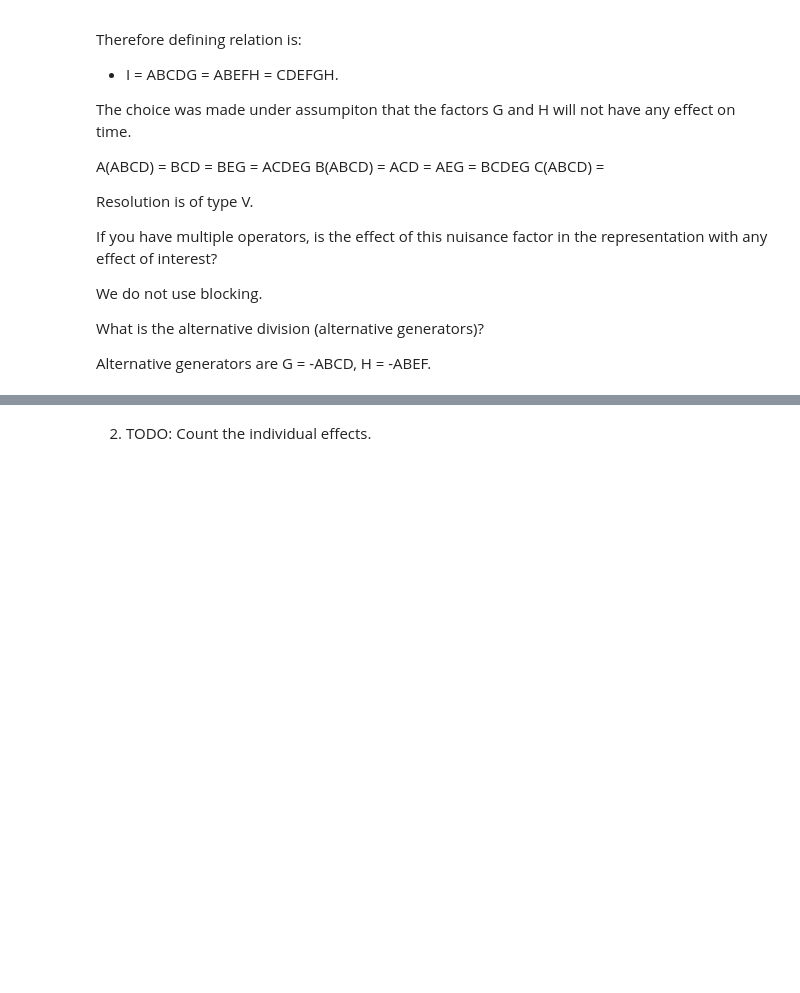
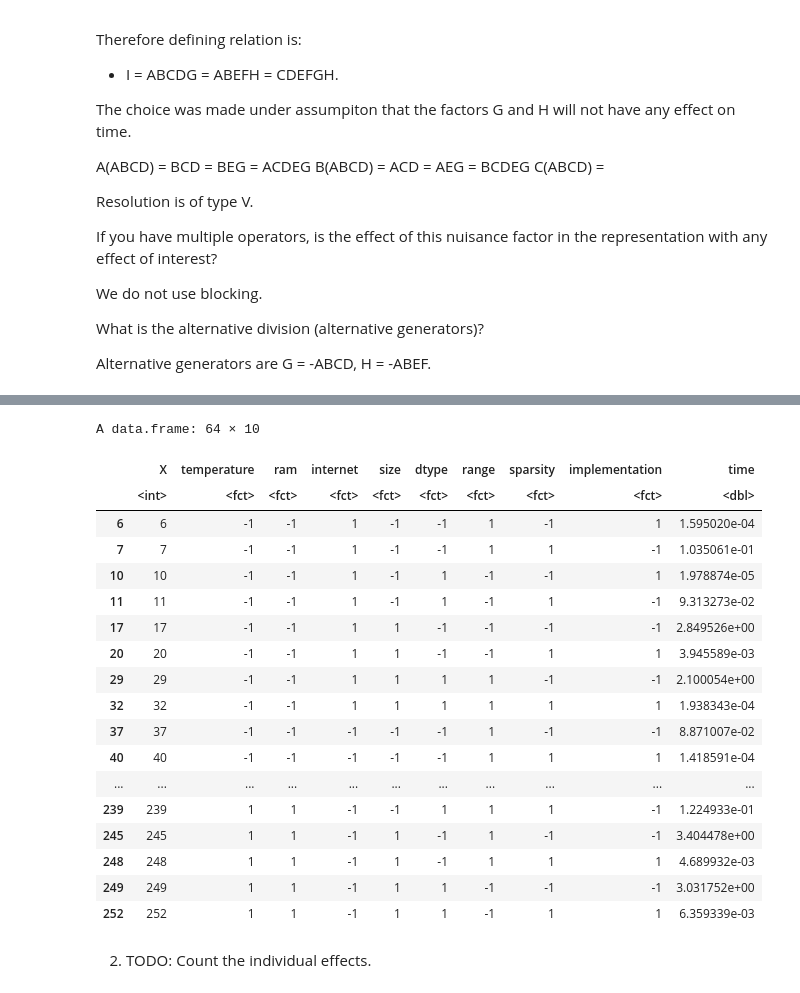
Before and after one commit to Many98/01NAEX, a Jupyter notebook: 01NAEX_HW2_TEAM_A.ipynb, the cells around one changed output, grey strips where cells are left out. Cells and saved outputs as stored; diff of their text form; code cells hidden in the pictures; blank space fills up the shorter version.

```diff
--- a/01NAEX_HW2_TEAM_A.ipynb
+++ b/01NAEX_HW2_TEAM_A.ipynb
@@ -310,3 +284,25 @@ A design: 64 × 9
+# %%
+correct_data
+# %% [output]
+A data.frame: 64 × 10
+|  | X | temperature | ram | internet | size | dtype | range | sparsity | implementation | time |
+|  | <int> | <fct> | <fct> | <fct> | <fct> | <fct> | <fct> | <fct> | <fct> | <dbl> |
+| 6 | 6 | -1 | -1 | 1 | -1 | -1 | 1 | -1 | 1 | 1.595020e-04 |
+| 7 | 7 | -1 | -1 | 1 | -1 | -1 | 1 | 1 | -1 | 1.035061e-01 |
+| 10 | 10 | -1 | -1 | 1 | -1 | 1 | -1 | -1 | 1 | 1.978874e-05 |
+| 11 | 11 | -1 | -1 | 1 | -1 | 1 | -1 | 1 | -1 | 9.313273e-02 |
+| 17 | 17 | -1 | -1 | 1 | 1 | -1 | -1 | -1 | -1 | 2.849526e+00 |
+| 20 | 20 | -1 | -1 | 1 | 1 | -1 | -1 | 1 | 1 | 3.945589e-03 |
+| 29 | 29 | -1 | -1 | 1 | 1 | 1 | 1 | -1 | -1 | 2.100054e+00 |
+| 32 | 32 | -1 | -1 | 1 | 1 | 1 | 1 | 1 | 1 | 1.938343e-04 |
+| 37 | 37 | -1 | -1 | -1 | -1 | -1 | 1 | -1 | -1 | 8.871007e-02 |
+| 40 | 40 | -1 | -1 | -1 | -1 | -1 | 1 | 1 | 1 | 1.418591e-04 |
+| ... | ... | ... | ... | ... | ... | ... | ... | ... | ... | ... |
+| 239 | 239 | 1 | 1 | -1 | -1 | 1 | 1 | 1 | -1 | 1.224933e-01 |
+| 245 | 245 | 1 | 1 | -1 | 1 | -1 | 1 | -1 | -1 | 3.404478e+00 |
+| 248 | 248 | 1 | 1 | -1 | 1 | -1 | 1 | 1 | 1 | 4.689932e-03 |
+| 249 | 249 | 1 | 1 | -1 | 1 | 1 | -1 | -1 | -1 | 3.031752e+00 |
+| 252 | 252 | 1 | 1 | -1 | 1 | 1 | -1 | 1 | 1 | 6.359339e-03 |
 # %% [markdown]
 2. TODO: Count the individual effects.
 # %%
```
Also changed, not shown: parts of 9 cells of this notebook.
